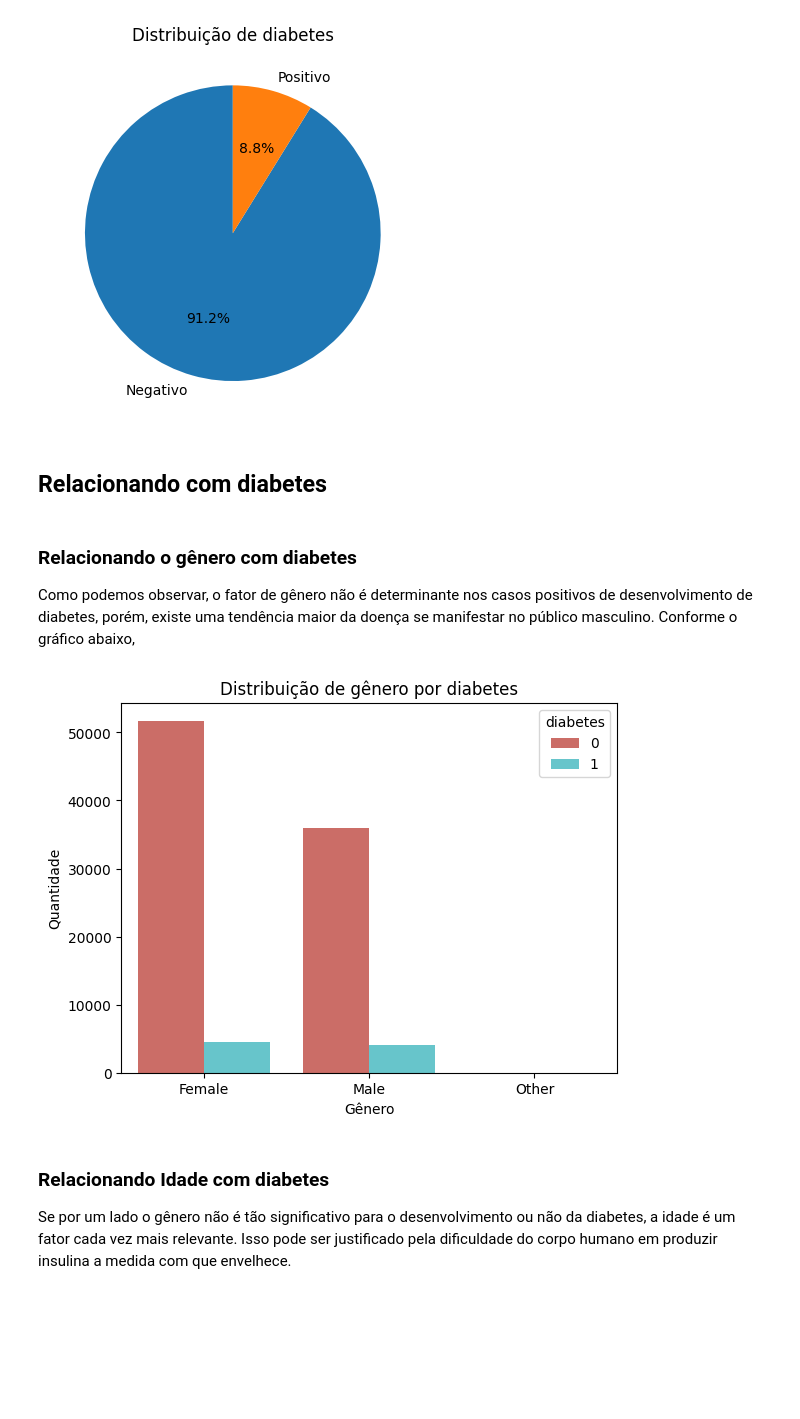
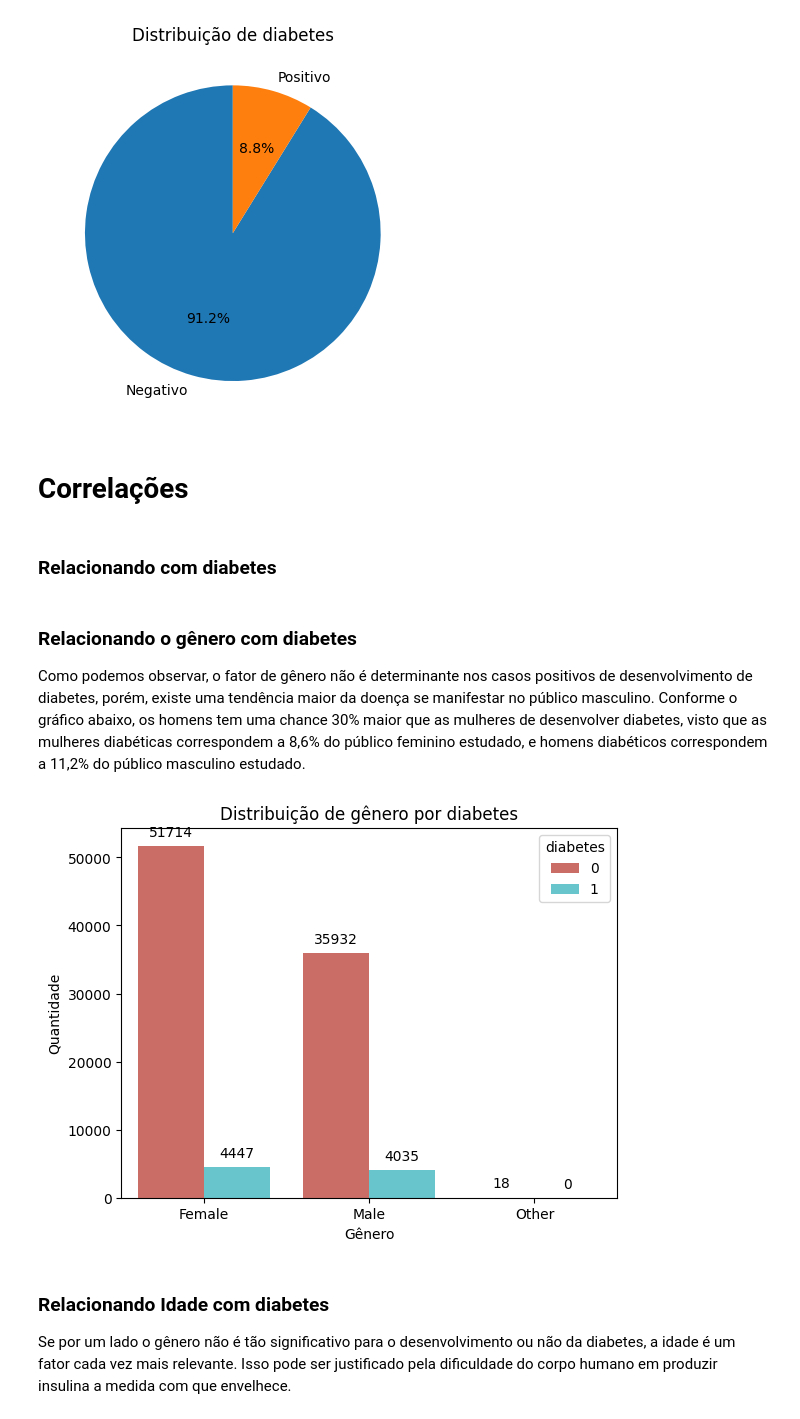
Before and after one commit to Academify/INF420_FINAL, a Jupyter notebook: trab.ipynb, the cells around one changed output. Cells and saved outputs as stored; diff of their text form; code cells hidden in the pictures; blank space fills up the shorter version.

```diff
--- a/trab.ipynb
+++ b/trab.ipynb
@@ -163,21 +164,25 @@ for column in ['hypertension', 'heart_disease', 'diabetes']:
 [figure]
 [figure]
 [figure]
+# %% [markdown]
+# Correlações
 # %% [markdown]
-## Relacionando com diabetes
+### Relacionando com diabetes
 # %% [markdown]
 ### Relacionando o gênero com diabetes
 
-Como podemos observar, o fator de gênero não é determinante nos casos positivos de desenvolvimento de diabetes, porém, existe uma tendência maior da doença se manifestar no público masculino. Conforme o gráfico abaixo,
+Como podemos observar, o fator de gênero não é determinante nos casos positivos de desenvolvimento de diabetes, porém, existe uma tendência maior da doença se manifestar no público masculino. Conforme o gráfico abaixo, os homens tem uma chance 30% maior que as mulheres de desenvolver diabetes, visto que as mulheres diabéticas correspondem a 8,6% do público feminino estudado, e homens diabéticos correspondem a 11,2% do público masculino estudado.
 # %%
-sns.countplot(x='gender', hue='diabetes', data=data, palette='hls')
+ax = sns.countplot(x='gender', hue='diabetes', data=data, palette='hls')
 plt.title('Distribuição de gênero por diabetes')
 plt.xlabel('Gênero')
 plt.ylabel('Quantidade')
-
+for p in ax.patches:
+  ax.annotate(format(p.get_height(), '.0f'), (p.get_x() + p.get_width() / 2., p.get_height()),
+ha = 'center', va = 'center', xytext = (0, 10), textcoords = 'offset points')
 plt.show()
 # %% [output]
-[figure, old version]
+[figure, new version]
 # %% [markdown]
 ### Relacionando Idade com diabetes
 
```
Also changed, not shown: parts of 11 cells of this notebook.
